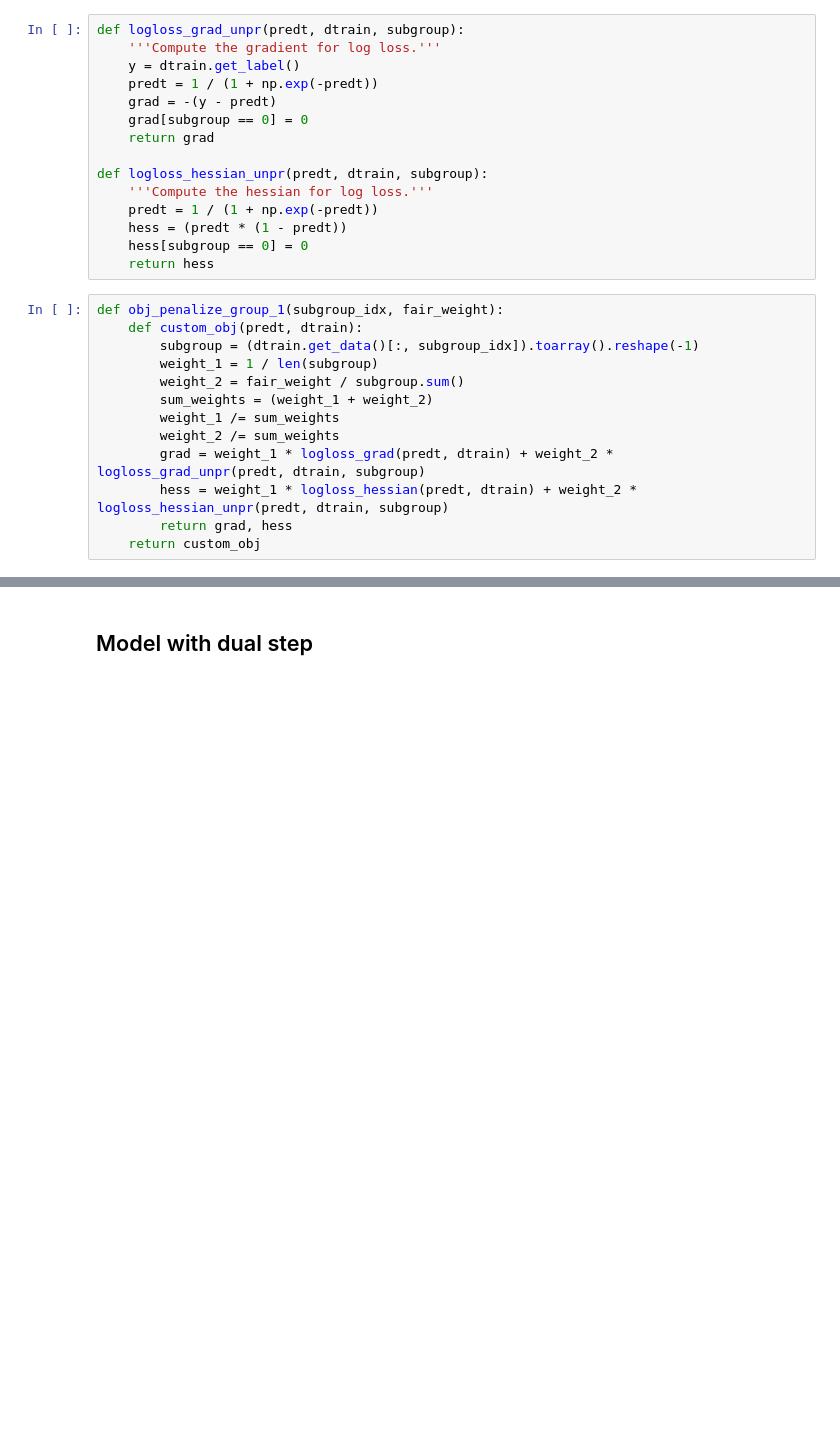
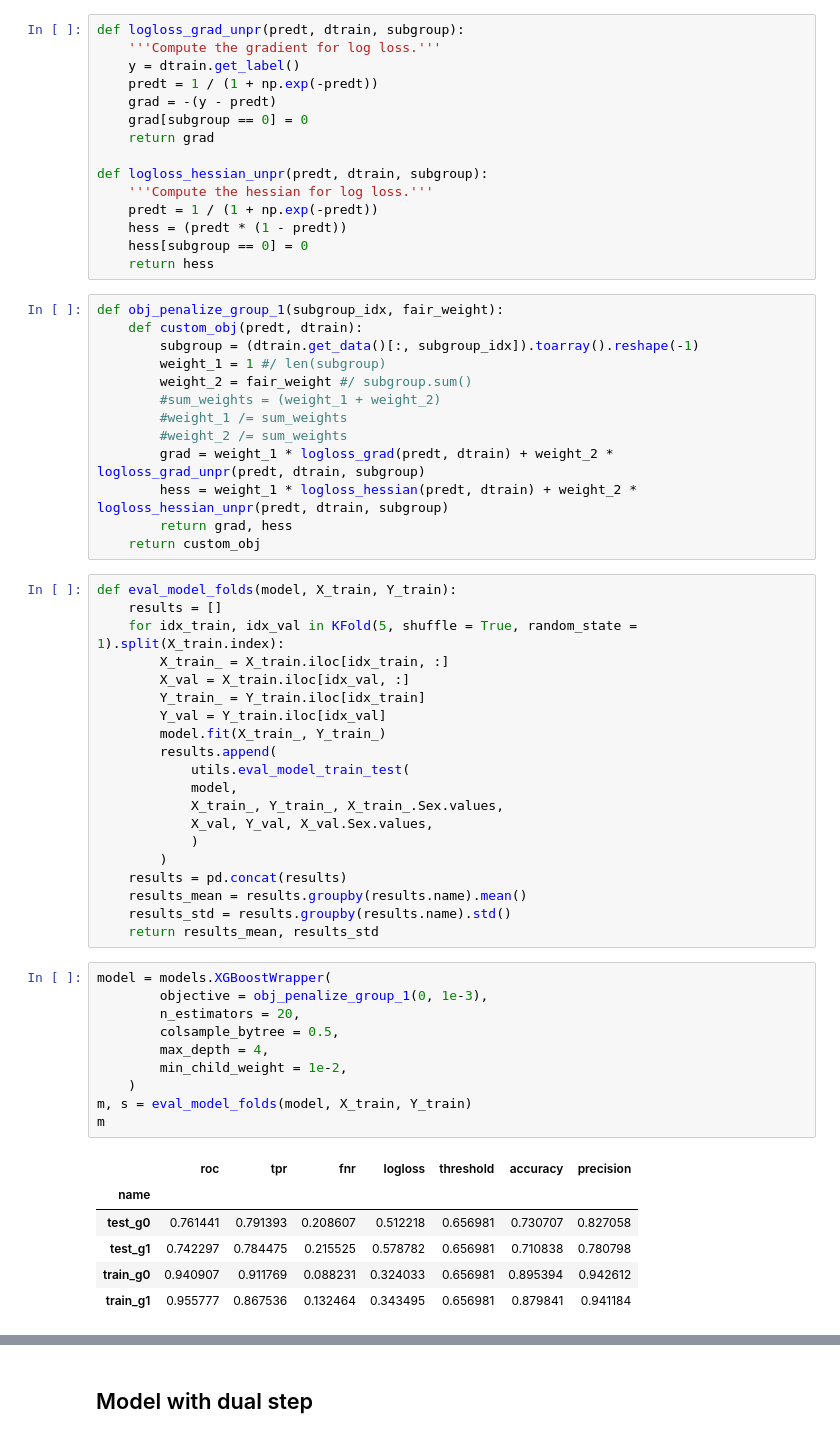
Before and after one commit to hiaac-finance/m2fgb, a Jupyter notebook: notebooks/german_tests.ipynb, the cells around one changed output, grey strips where cells are left out. Cells and saved outputs as stored; diff of their text form; blank space fills up the shorter version.

```diff
--- a/notebooks/german_tests.ipynb
+++ b/notebooks/german_tests.ipynb
@@ -99,12 +152,49 @@ def logloss_hessian_unpr(predt, dtrain, subgroup):
 def obj_penalize_group_1(subgroup_idx, fair_weight):
     def custom_obj(predt, dtrain):
         subgroup = (dtrain.get_data()[:, subgroup_idx]).toarray().reshape(-1)
-        weight_1 = 1 / len(subgroup)
-        weight_2 = fair_weight / subgroup.sum()
-        sum_weights = (weight_1 + weight_2)
-        weight_1 /= sum_weights
-        weight_2 /= sum_weights
+        weight_1 = 1 #/ len(subgroup)
+        weight_2 = fair_weight #/ subgroup.sum()
+        #sum_weights = (weight_1 + weight_2)
+        #weight_1 /= sum_weights
+        #weight_2 /= sum_weights
         grad = weight_1 * logloss_grad(predt, dtrain) + weight_2 * logloss_grad_unpr(predt, dtrain, subgroup)
         hess = weight_1 * logloss_hessian(predt, dtrain) + weight_2 * logloss_hessian_unpr(predt, dtrain, subgroup)
         return grad, hess
     return custom_obj
+# %%
+def eval_model_folds(model, X_train, Y_train):
+    results = []
+    for idx_train, idx_val in KFold(5, shuffle = True, random_state = 1).split(X_train.index):
+        X_train_ = X_train.iloc[idx_train, :]
+        X_val = X_train.iloc[idx_val, :]
+        Y_train_ = Y_train.iloc[idx_train]
+        Y_val = Y_train.iloc[idx_val]
+        model.fit(X_train_, Y_train_)
+        results.append(
+            utils.eval_model_train_test(
+            model,
+            X_train_, Y_train_, X_train_.Sex.values,
+            X_val, Y_val, X_val.Sex.values,
+            )
+        )
+    results = pd.concat(results)
+    results_mean = results.groupby(results.name).mean()
+    results_std = results.groupby(results.name).std()
+    return results_mean, results_std
+# %%
+model = models.XGBoostWrapper(
+        objective = obj_penalize_group_1(0, 1e-3),
+        n_estimators = 20,
+        colsample_bytree = 0.5,
+        max_depth = 4,
+        min_child_weight = 1e-2,
+    )
+m, s = eval_model_folds(model, X_train, Y_train)
+m
+# %% [output]
+|  | roc | tpr | fnr | logloss | threshold | accuracy | precision |
+| name |  |  |  |  |  |  |  |
+| test_g0 | 0.761441 | 0.791393 | 0.208607 | 0.512218 | 0.656981 | 0.730707 | 0.827058 |
+| test_g1 | 0.742297 | 0.784475 | 0.215525 | 0.578782 | 0.656981 | 0.710838 | 0.780798 |
+| train_g0 | 0.940907 | 0.911769 | 0.088231 | 0.324033 | 0.656981 | 0.895394 | 0.942612 |
+| train_g1 | 0.955777 | 0.867536 | 0.132464 | 0.343495 | 0.656981 | 0.879841 | 0.941184 |
```
Also changed, not shown: parts of 21 cells of this notebook.
